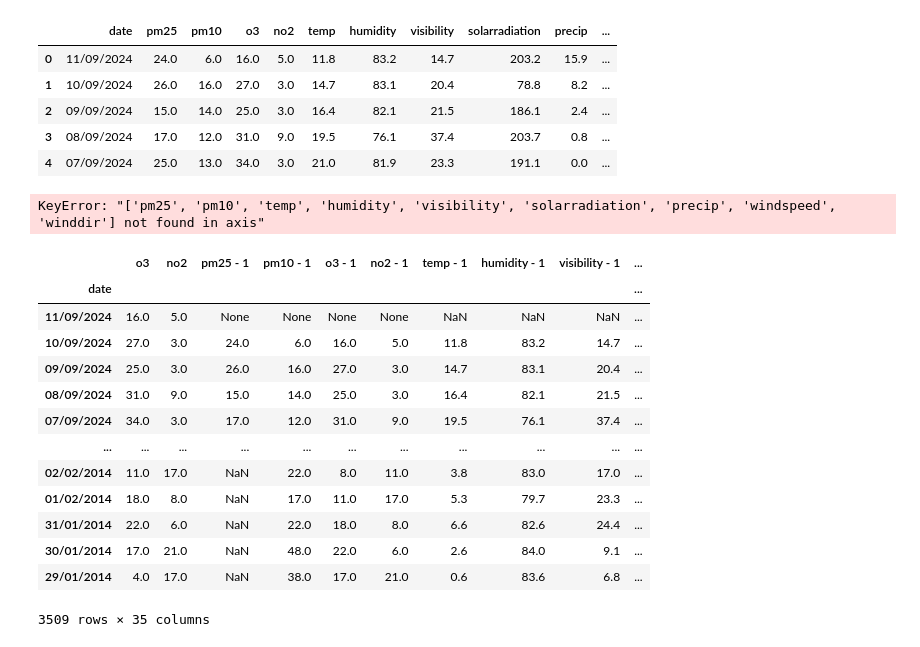
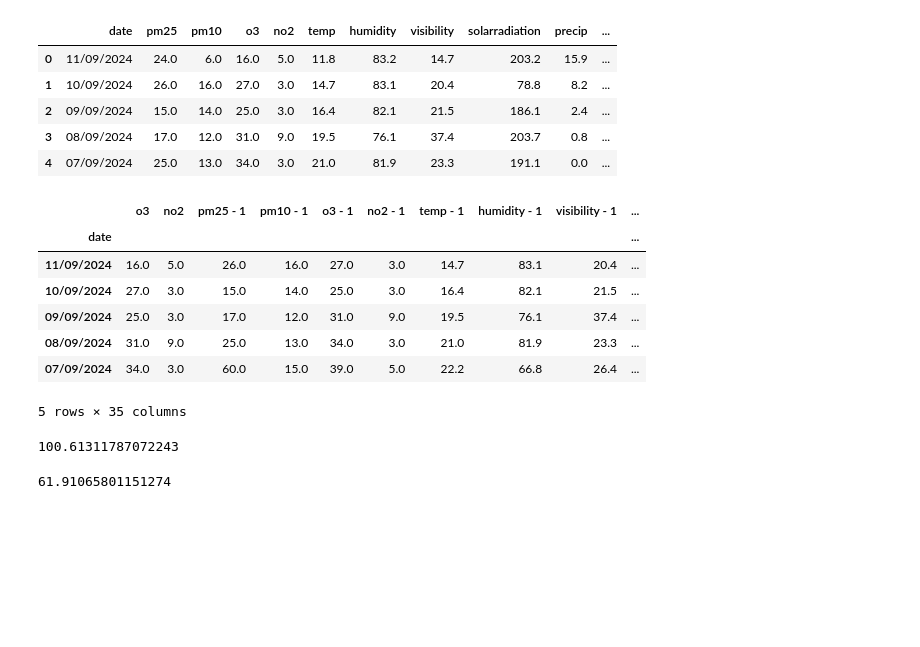
Before and after one commit to atodorov284/air-quality-forecast, a Jupyter notebook: notebooks/n2_exploratory_data_analysis.ipynb, the cells around one changed output. Saved outputs shown, nothing was run; the diff lists cells and outputs as text; code cells hidden in the pictures; blank space fills up the shorter version.

Commit message:
lagged dataset file, training test
Co-authored-by: atodorov284 <atodorov284@users.noreply.github.com>
Co-authored-by: SzokeCsenge <SzokeCsenge@users.noreply.github.com>

```diff
--- a/notebooks/n2_exploratory_data_analysis.ipynb
+++ b/notebooks/n2_exploratory_data_analysis.ipynb
@@ -395,8 +395,11 @@ all_cols = df_processed_no_missing_predictors.columns
 # %%
 for t in range(1,4):
     for col in all_cols:
-        df_processed_no_missing_predictors[[f'{col} - {t}']] = df_processed_no_missing_predictors[[col]].shift(t)
+        df_processed_no_missing_predictors[[f'{col} - {t}']] = df_processed_no_missing_predictors[[col]].shift(-t)
+
+df_processed_no_missing_predictors[df_processed_no_missing_predictors.columns] = df_processed_no_missing_predictors[df_processed_no_missing_predictors.columns].apply(pd.to_numeric)
 # %%
 df_processed_no_missing_predictors.drop(['pm25','pm10','temp','humidity','visibility','solarradiation','precip','windspeed','winddir'], axis=1, inplace=True)
-# %% [output]
-KeyError: "['pm25', 'pm10', 'temp', 'humidity', 'visibility', 'solarradiation', 'precip', 'windspeed', 'winddir'] not found in axis"
+# %%
+
+df_processed_no_missing_predictors.drop(index=['29/01/2014','30/01/2014','31/01/2014'], inplace=True)
@@ -403,17 +408,11 @@ KeyError: "['pm25', 'pm10', 'temp', 'humidity', 'visibility', 'solarradiation',
 # %%
-df_processed_no_missing_predictors
+df_processed_no_missing_predictors.head()
 # %% [output]
 |  | o3 | no2 | pm25 - 1 | pm10 - 1 | o3 - 1 | no2 - 1 | temp - 1 | humidity - 1 | visibility - 1 | ... |
 | date |  |  |  |  |  |  |  |  |  | ... |
-| 11/09/2024 | 16.0 | 5.0 | None | None | None | None | NaN | NaN | NaN | ... |
-| 10/09/2024 | 27.0 | 3.0 | 24.0 | 6.0 | 16.0 | 5.0 | 11.8 | 83.2 | 14.7 | ... |
-| 09/09/2024 | 25.0 | 3.0 | 26.0 | 16.0 | 27.0 | 3.0 | 14.7 | 83.1 | 20.4 | ... |
-| 08/09/2024 | 31.0 | 9.0 | 15.0 | 14.0 | 25.0 | 3.0 | 16.4 | 82.1 | 21.5 | ... |
-| 07/09/2024 | 34.0 | 3.0 | 17.0 | 12.0 | 31.0 | 9.0 | 19.5 | 76.1 | 37.4 | ... |
-| ... | ... | ... | ... | ... | ... | ... | ... | ... | ... | ... |
-| 02/02/2014 | 11.0 | 17.0 | NaN | 22.0 | 8.0 | 11.0 | 3.8 | 83.0 | 17.0 | ... |
-| 01/02/2014 | 18.0 | 8.0 | NaN | 17.0 | 11.0 | 17.0 | 5.3 | 79.7 | 23.3 | ... |
-| 31/01/2014 | 22.0 | 6.0 | NaN | 22.0 | 18.0 | 8.0 | 6.6 | 82.6 | 24.4 | ... |
-| 30/01/2014 | 17.0 | 21.0 | NaN | 48.0 | 22.0 | 6.0 | 2.6 | 84.0 | 9.1 | ... |
-| 29/01/2014 | 4.0 | 17.0 | NaN | 38.0 | 17.0 | 21.0 | 0.6 | 83.6 | 6.8 | ... |
+| 11/09/2024 | 16.0 | 5.0 | 26.0 | 16.0 | 27.0 | 3.0 | 14.7 | 83.1 | 20.4 | ... |
+| 10/09/2024 | 27.0 | 3.0 | 15.0 | 14.0 | 25.0 | 3.0 | 16.4 | 82.1 | 21.5 | ... |
+| 09/09/2024 | 25.0 | 3.0 | 17.0 | 12.0 | 31.0 | 9.0 | 19.5 | 76.1 | 37.4 | ... |
+| 08/09/2024 | 31.0 | 9.0 | 25.0 | 13.0 | 34.0 | 3.0 | 21.0 | 81.9 | 23.3 | ... |
+| 07/09/2024 | 34.0 | 3.0 | 60.0 | 15.0 | 39.0 | 5.0 | 22.2 | 66.8 | 26.4 | ... |
-3509 rows × 35 columns
+5 rows × 35 columns
@@ -419,0 +432,17 @@ df_processed_no_missing_predictors
+# %%
+def mean_squared_error(y_true, y_pred):
+    return np.mean(np.square(y_true - y_pred))
+
+mean_squared_error(y_test, predictions)
+# %% [output]
+100.61311787072243
+# %%
+import xgboost as xgb
+regressor = xgb.XGBRegressor()
+regressor.fit(x_train, y_train)
+
+predictions = regressor.predict(x_test)
+
+mean_squared_error(y_test, predictions)
+# %% [output]
+61.91065801151274
```
Also changed, not shown: parts of 3 cells of this notebook, 1 other file.
